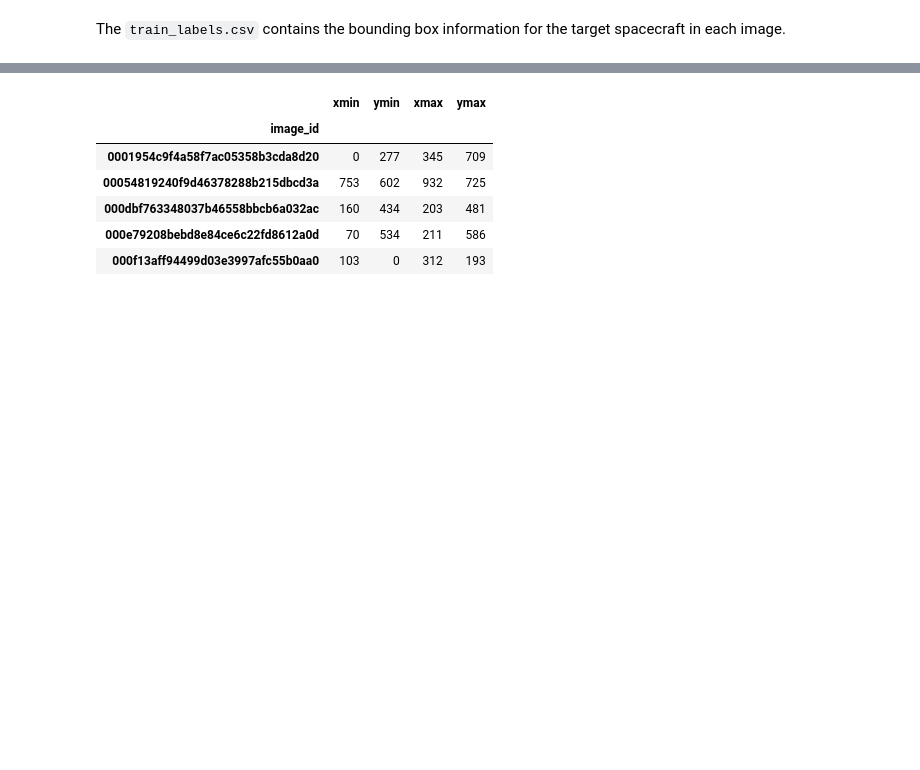
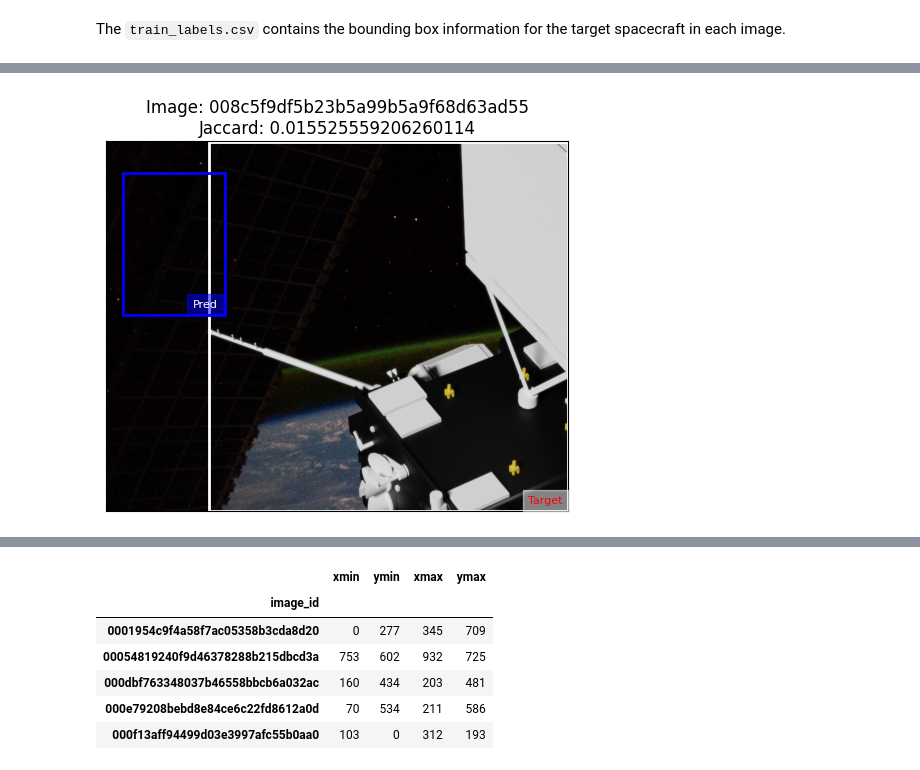
Before and after one commit to jhicks2306/spacecrafts, a Jupyter notebook: notebooks/train-2.ipynb, the cells around one changed output, grey strips where cells are left out. Drawn from its saved outputs; the diff is of its cells as text; code cells hidden in the pictures; blank space fills up the shorter version.

```diff
--- a/notebooks/train-2.ipynb
+++ b/notebooks/train-2.ipynb
@@ -411,0 +579,30 @@ The `train_labels.csv` contains the bounding box information for the target spac
+# %%
+def show_image(img_idx=None, img=None, pred_bbox=None, target_bbox=None, ax=None):
+    img = np.transpose(img, (1,2,0))
+    ax.imshow(img)
+
+    if target_bbox is not None:
+        xmin, ymin, xmax, ymax = target_bbox
+        height = ymax - ymin
+        width = xmax - xmin
+        patch = Rectangle((xmin, ymin), width, height, fill=False, edgecolor='white', linewidth=2)
+        ax.add_patch(patch)
+        ax.text(xmin + width - 63, ymin + height - 30, 'Target', color='r', ha='center', va='center', fontsize=8, bbox=dict(facecolor='white', edgecolor='white', alpha=0.5))
+
+    if pred_bbox is not None:
+        xmin, ymin, xmax, ymax = pred_bbox
+        height = ymax - ymin
+        width = xmax - xmin
+        patch = Rectangle((xmin, ymin), width, height, fill=False, edgecolor='blue', linewidth=2)
+        ax.add_patch(patch)
+        ax.text(xmin + width - 55, ymin + height - 30, 'Pred', color='white', ha='center', va='center', fontsize=8, bbox=dict(facecolor='blue', edgecolor='blue', alpha=0.5))
+
+    if (pred_bbox is not None) and (target_bbox is not None):
+       jac = jaccard_index(pred_bbox.reshape(1,4), target_bbox.reshape(1,4))
+    else:
+       jac = 'n/a'
+
+    title = f'Image: {img_idx}\nJaccard: {jac[0]}'
+    ax.set_title(title)
+    ax.set_xticks([])
+    ax.set_yticks([])
@@ -411,0 +623,5 @@ The `train_labels.csv` contains the bounding box information for the target spac
+# %%
+fig, ax = plt.subplots()
+show_image(img_idx=targets[1]['image_id'], img=images[1].numpy(), target_bbox=target_bbox, pred_bbox=pred_bbox, ax=ax)
+# %% [output]
+[figure, added]
```
Also changed, not shown: parts of 36 cells of this notebook, 3 other files.
